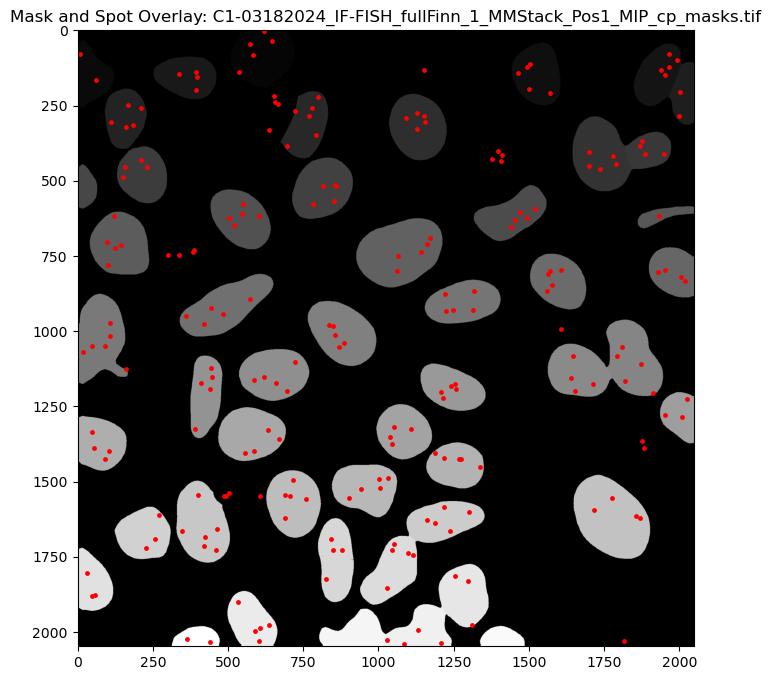
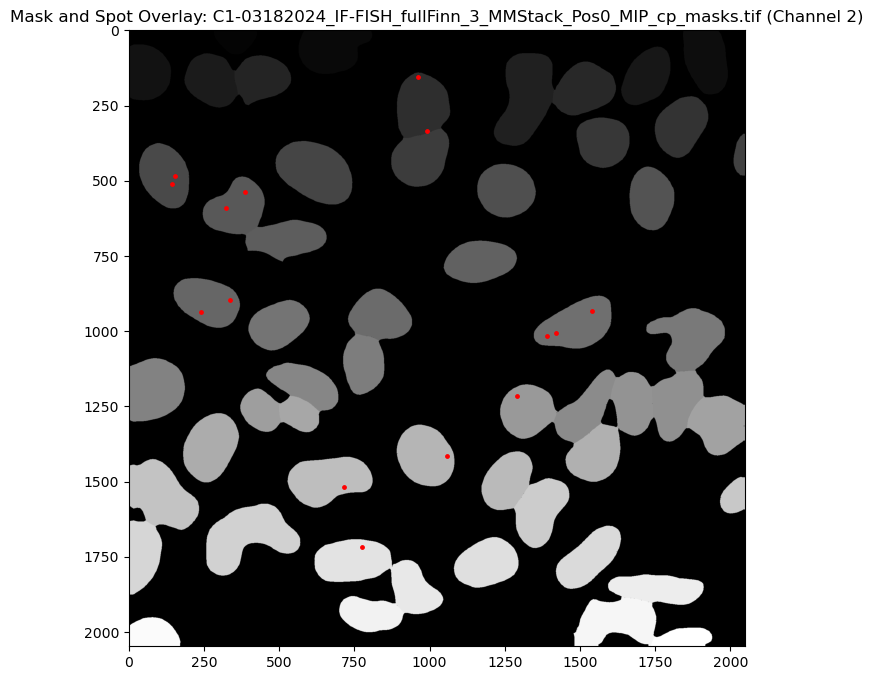
The notebook cell's code change between the first figure and the second:
--- before
+++ after
@@ -4,20 +4,36 @@
 
 # Pick an image index (1 - (n images -1))
-i = 4
+i = 5
+# and a channel to overlay (1-index, from C1-, C2, C3-)
+c = 2
 
 # Choose a matched mask and spot pair to plot
 mask_index, spot_index = matched_indices_with_spots[i]  # i being the index picked above
 mask = all_images['mask_n'][mask_index]
-spots = spot_files['spots'][spot_index]
 
-# The spot files have 'x' and 'y' as labels for columns containing coordinates
-x_coords = spots['x']
-y_coords = spots['y']
+# Get the base name for the mask to find corresponding spot files for the chosen channel
+mask_base_name = base_names['mask_n'][mask_index]
 
-# Plot the mask
-plt.figure(figsize=(8, 8))
-plt.imshow(mask, cmap='gray')
-plt.scatter(x_coords, y_coords, 
-            color = 'red', s = 6)  # Overlay spots in red
-plt.title(f"Mask and Spot Overlay: {file_names['mask_n'][mask_index]}")
-plt.show()
+# Find the corresponding spot file for the chosen channel
+spot_found = False
+for j, spot_base_name in enumerate(spot_base_names['spots']):
+    if spot_base_name == mask_base_name and spot_channels[j] == c:
+        spots = spot_files['spots'][j]
+        spot_found = True
+        break
+
+# Proceed with plotting if the corresponding spot file for the chosen channel is found
+if spot_found:
+    # The spot files have 'x' and 'y' as labels for columns containing coordinates
+    x_coords = spots['x']
+    y_coords = spots['y']
+
+    # Plot the mask
+    plt.figure(figsize=(8, 8))
+    plt.imshow(mask, cmap='gray')
+    plt.scatter(x_coords, y_coords, 
+                color = 'red', s = 6)  # Overlay spots in red
+    plt.title(f"Mask and Spot Overlay: {file_names['mask_n'][mask_index]} (Channel {c})")
+    plt.show()
+else:
+    print(f"No spot data found for channel {c} at index {i}.")

Commit: reads spots from multiple channels. Counts zeros. Plots histogram. Very beaut